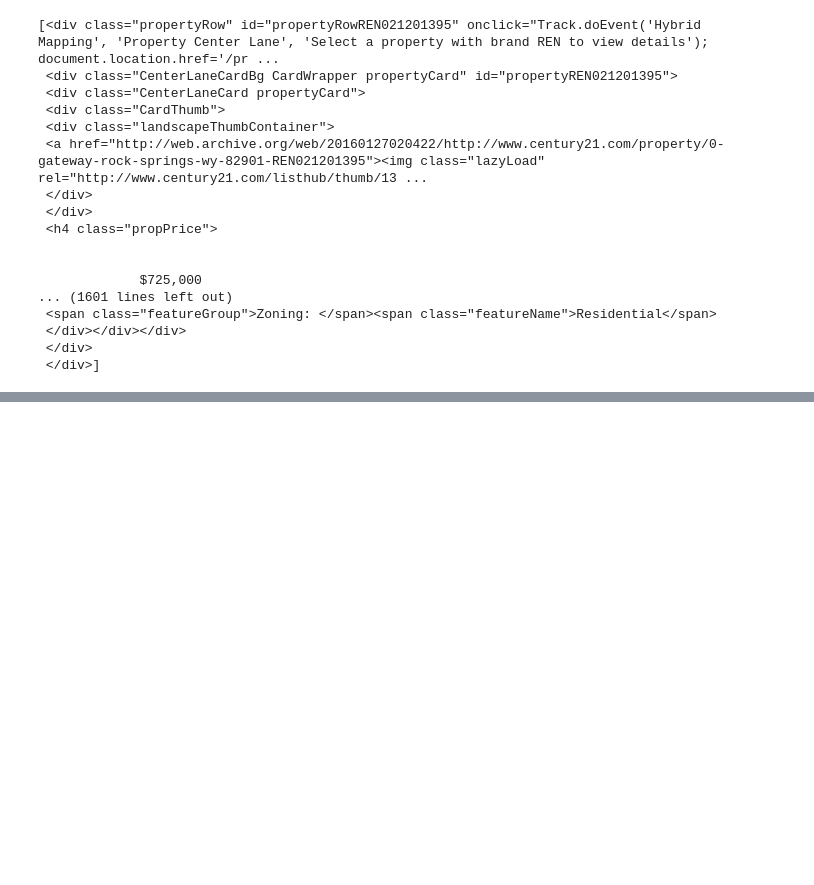
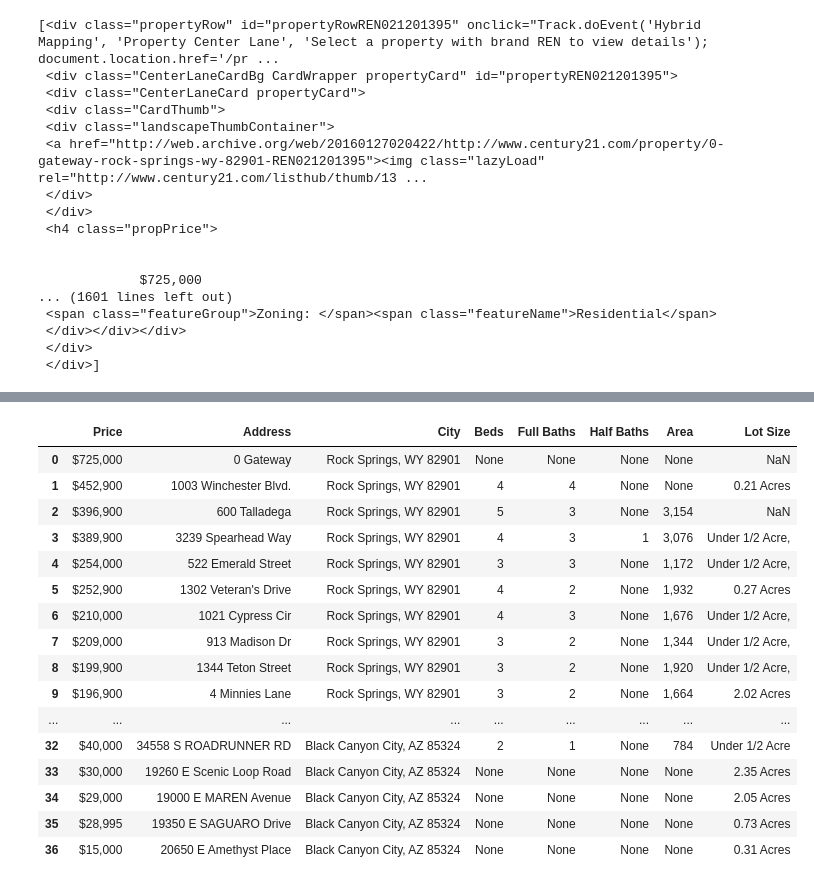
Before and after one commit to anthonygcarannante/Python-Applications-Web-Scraping, a Jupyter notebook: WebScrapeProgram.ipynb, the cells around one changed output, grey strips where cells are left out. Saved outputs shown, nothing was run; the diff lists cells and outputs as text; code cells hidden in the pictures; blank space fills up the shorter version.

Commit message:
Looped through all pages from search to pull data for all property listings from the search

```diff
--- a/WebScrapeProgram.ipynb
+++ b/WebScrapeProgram.ipynb
@@ -4,5 +5,5 @@ import requests
 # %%
-site="https://pythonizing.github.io/data/real-estate/rock-springs-wy/LCWYROCKSPRINGS/"
+site="https://pythonizing.github.io/data/real-estate/rock-springs-wy/LCWYROCKSPRINGS/t=0&s=0"
 r=requests.get(site)
 c=r.content
 # %%
@@ -31,34 +32,3 @@ all
  </div></div></div>
  </div>
  </div>]
-# %%
-for item in all:
-    price=item.find('h4',class_='propPrice').text.strip()
-    print(price)
-
-    address=item.find_all('span',{'class':'propAddressCollapse'})[0].text.strip()
-    city=item.find_all('span',{'class':'propAddressCollapse'})[1].text.strip()
-    print(f"{address}, {city}")
-
-    try:
-        beds=item.find('span',{'class','infoBed'}).find('b').text
-        print(f"{beds} bed")
-    except:
-        print('None')
-
-    try:
-        baths=item.find('span',{'class','infoValueFullBath'}).find('b').text
-        print(f"{baths} bath")
-    except:
-        print('None')
-
-    try:
-        area=item.find('span',{'class','infoSqFt'}).find('b').text
-        print(f"{area} Sq. Ft.")
-    except:
-        print('None')
-
-    for column_group in item.find_all('div',{'class':'columnGroup'}):
-        for feature_group, feature_name in zip(column_group.find_all('span',{'class':'featureGroup'}),column_group.find_all('span',{'class':'featureName'})):
-            if print(feature_group
-    print()
@@ -82,0 +99,22 @@ None
+# %%
+# Store in pandas dataframe
+df=pd.DataFrame(l)
+df
+# %% [output]
+|  | Price | Address | City | Beds | Full Baths | Half Baths | Area | Lot Size |
+| 0 | $725,000 | 0 Gateway | Rock Springs, WY 82901 | None | None | None | None | NaN |
+| 1 | $452,900 | 1003 Winchester Blvd. | Rock Springs, WY 82901 | 4 | 4 | None | None | 0.21 Acres |
+| 2 | $396,900 | 600 Talladega | Rock Springs, WY 82901 | 5 | 3 | None | 3,154 | NaN |
+| 3 | $389,900 | 3239 Spearhead Way | Rock Springs, WY 82901 | 4 | 3 | 1 | 3,076 | Under 1/2 Acre, |
+| 4 | $254,000 | 522 Emerald Street | Rock Springs, WY 82901 | 3 | 3 | None | 1,172 | Under 1/2 Acre, |
+| 5 | $252,900 | 1302 Veteran's Drive | Rock Springs, WY 82901 | 4 | 2 | None | 1,932 | 0.27 Acres |
+| 6 | $210,000 | 1021 Cypress Cir | Rock Springs, WY 82901 | 4 | 3 | None | 1,676 | Under 1/2 Acre, |
+| 7 | $209,000 | 913 Madison Dr | Rock Springs, WY 82901 | 3 | 2 | None | 1,344 | Under 1/2 Acre, |
+| 8 | $199,900 | 1344 Teton Street | Rock Springs, WY 82901 | 3 | 2 | None | 1,920 | Under 1/2 Acre, |
+| 9 | $196,900 | 4 Minnies Lane | Rock Springs, WY 82901 | 3 | 2 | None | 1,664 | 2.02 Acres |
+| ... | ... | ... | ... | ... | ... | ... | ... | ... |
+| 32 | $40,000 | 34558 S ROADRUNNER RD | Black Canyon City, AZ 85324 | 2 | 1 | None | 784 | Under 1/2 Acre |
+| 33 | $30,000 | 19260 E Scenic Loop Road | Black Canyon City, AZ 85324 | None | None | None | None | 2.35 Acres |
+| 34 | $29,000 | 19000 E MAREN Avenue | Black Canyon City, AZ 85324 | None | None | None | None | 2.05 Acres |
+| 35 | $28,995 | 19350 E SAGUARO Drive | Black Canyon City, AZ 85324 | None | None | None | None | 0.73 Acres |
+| 36 | $15,000 | 20650 E Amethyst Place | Black Canyon City, AZ 85324 | None | None | None | None | 0.31 Acres |
```
Also changed, not shown: parts of 4 cells of this notebook, 1 other file.
